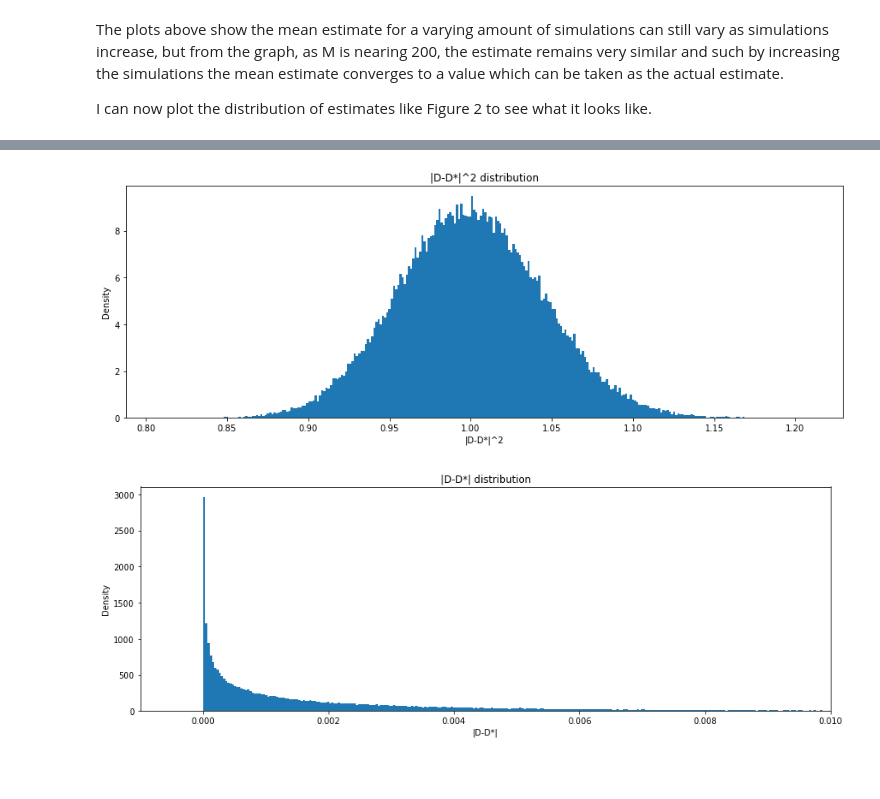
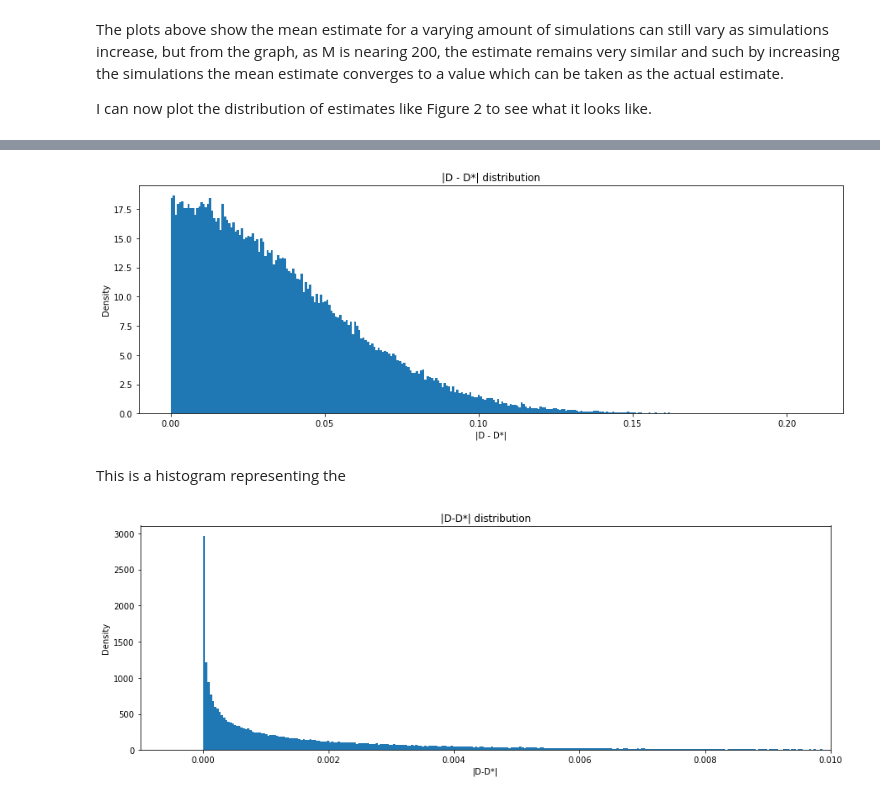
Before and after one commit to db14401/M4R, a Jupyter notebook: SDE_numerical_solution.ipynb, the cells around one changed output, grey strips where cells are left out. Drawn from its saved outputs; the diff is of its cells as text; code cells hidden in the pictures; blank space fills up the shorter version.

```diff
--- a/SDE_numerical_solution.ipynb
+++ b/SDE_numerical_solution.ipynb
@@ -4,6 +14,6 @@ import matplotlib.pyplot as plt
 # %%
 dt = 0.01
-N = 100
+N = 10000
 D = 1.0
 np.random.seed(2985)
 sigma = np.sqrt(2*D*dt)
@@ -290,8 +307,8 @@ for i, M in enumerate(M_vals):
     for j in range(M):
         t, x = EulerMaruyamaMethod(x_0, k, T_lim, N, D)
         D_prime[i][j] = np.abs(D-EstimateVariance(x, T_lim, N))
-        axi[0].scatter(M, D_prime[i][j], c='r')
-        axi[1].scatter(M, D_prime[i][j]**2, c='r')
+        #axi[0].scatter(M, D_prime[i][j], c='r')
+        #axi[1].scatter(M, D_prime[i][j]**2, c='r')
 
 
 axi[0].plot(M_vals, [np.mean(i) for i in D_prime], c='b')
@@ -333,12 +338,14 @@ plt.show()
 # %%
 plt.figure(figsize=(15, 5))
-plt.title('|D-D*|^2 distribution')
-plt.xlabel('|D-D*|^2')
+plt.title('|D - D*| distribution')
+plt.xlabel('|D - D*|')
 plt.ylabel('Density')
-plt.hist(D_prime, bins=300, density=True)
+plt.hist(np.abs(D-D_prime), bins=300, density=True)
 plt.show()
 # %% [output]
-[figure, old version]
+[figure, new version]
+# %% [markdown]
+This is a histogram representing the
 # %%
 x_0 = 0.0
 k = 0.0
```
Also changed, not shown: parts of 64 cells of this notebook, 1 other file.
